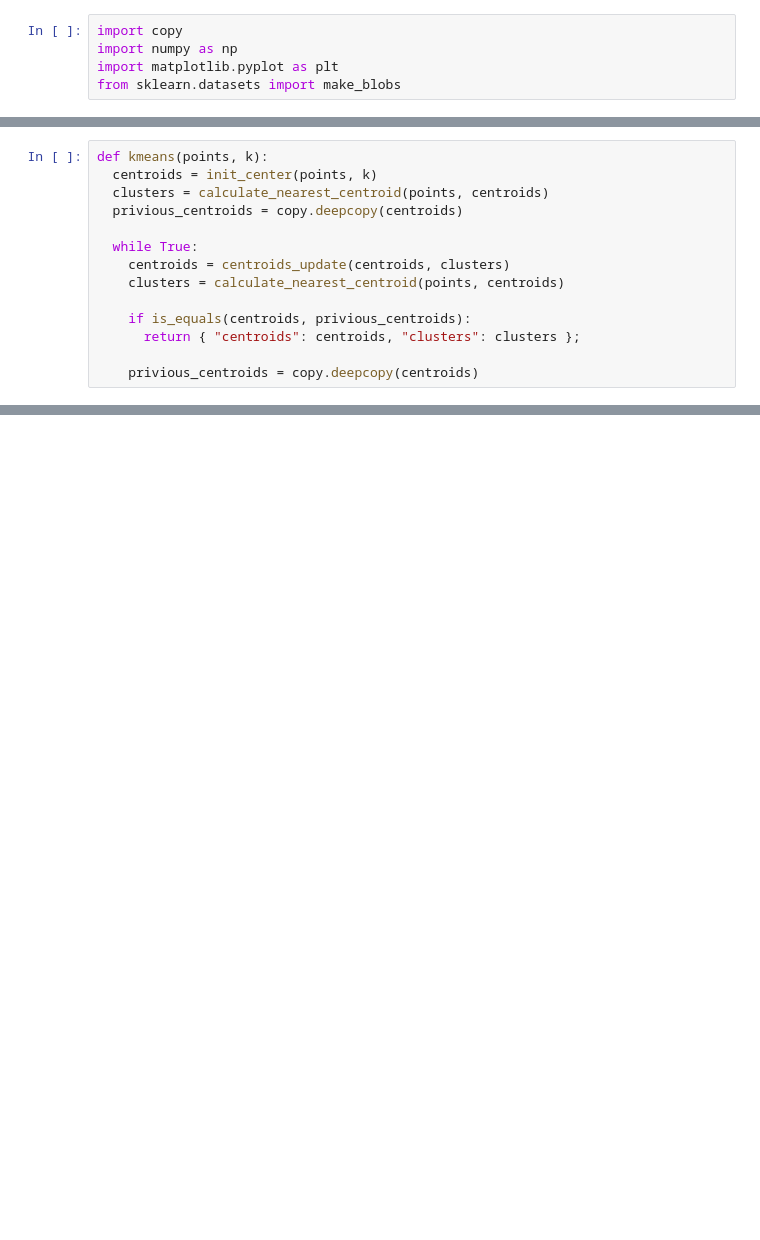
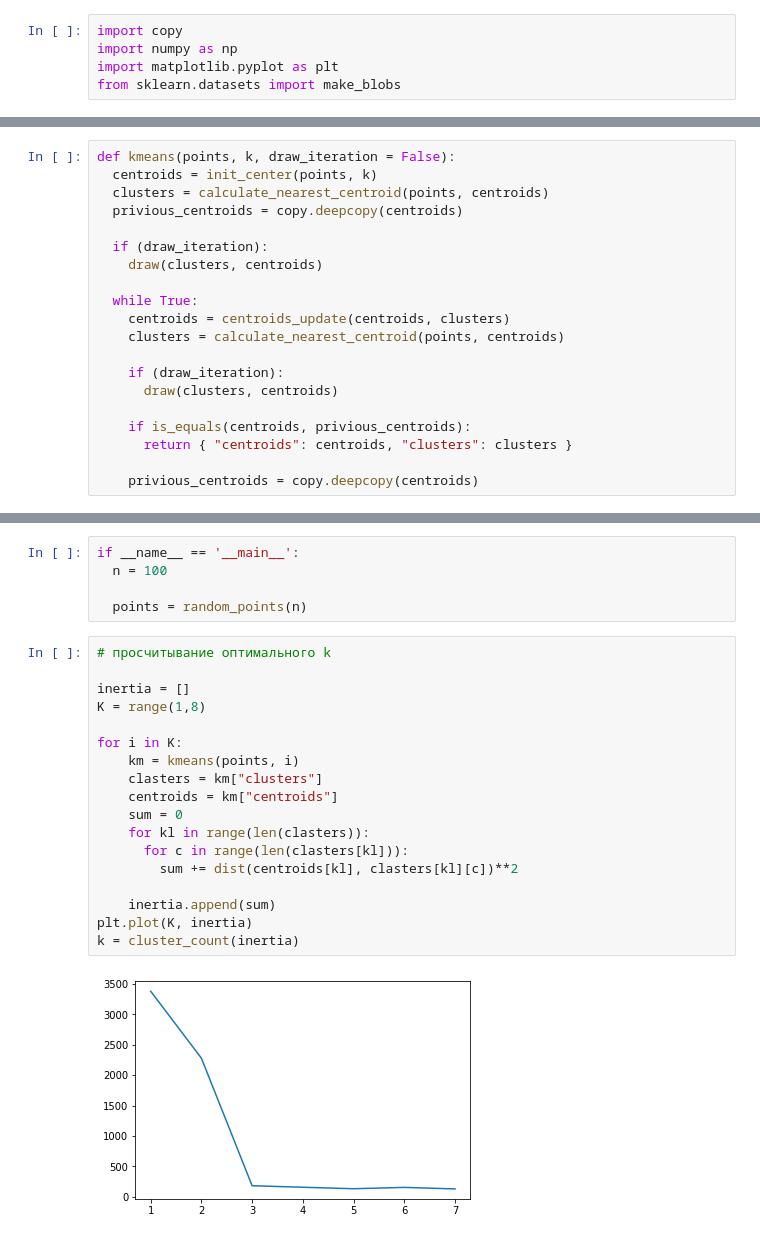
Before and after one commit to VeraKutyavina/ml-tasks, a Jupyter notebook: k_means.ipynb, the cells around one changed output, grey strips where cells are left out. Saved outputs shown, nothing was run; the diff lists cells and outputs as text; blank space fills up the shorter version.

```diff
--- a/k_means.ipynb
+++ b/k_means.ipynb
@@ -89,14 +96,20 @@ def is_equals(centroids, privious_centroids):
 # %%
-def kmeans(points, k):
+def kmeans(points, k, draw_iteration = False):
   centroids = init_center(points, k)
   clusters = calculate_nearest_centroid(points, centroids)
   privious_centroids = copy.deepcopy(centroids)
+
+  if (draw_iteration):
+    draw(clusters, centroids)
 
   while True:
     centroids = centroids_update(centroids, clusters)
     clusters = calculate_nearest_centroid(points, centroids)
 
+    if (draw_iteration):
+      draw(clusters, centroids)
+
     if is_equals(centroids, privious_centroids):
-      return { "centroids": centroids, "clusters": clusters };
+      return { "centroids": centroids, "clusters": clusters }
 
     privious_centroids = copy.deepcopy(centroids)
@@ -103,2 +129,27 @@ def kmeans(points, k):
+# %%
+if __name__ == '__main__':
+  n = 100
+
+  points = random_points(n)
+# %%
+# просчитывание оптимального k
+
+inertia = []
+K = range(1,8)
+
+for i in K:
+    km = kmeans(points, i)
+    clasters = km["clusters"]
+    centroids = km["centroids"]
+    sum = 0
+    for kl in range(len(clasters)):
+      for c in range(len(clasters[kl])):
+        sum += dist(centroids[kl], clasters[kl][c])**2
+
+    inertia.append(sum)
+plt.plot(K, inertia)
+k = cluster_count(inertia)
+# %% [output]
+[figure, added]
 # %%
 # для заданного k
```
Also changed, not shown: parts of 5 cells of this notebook.
